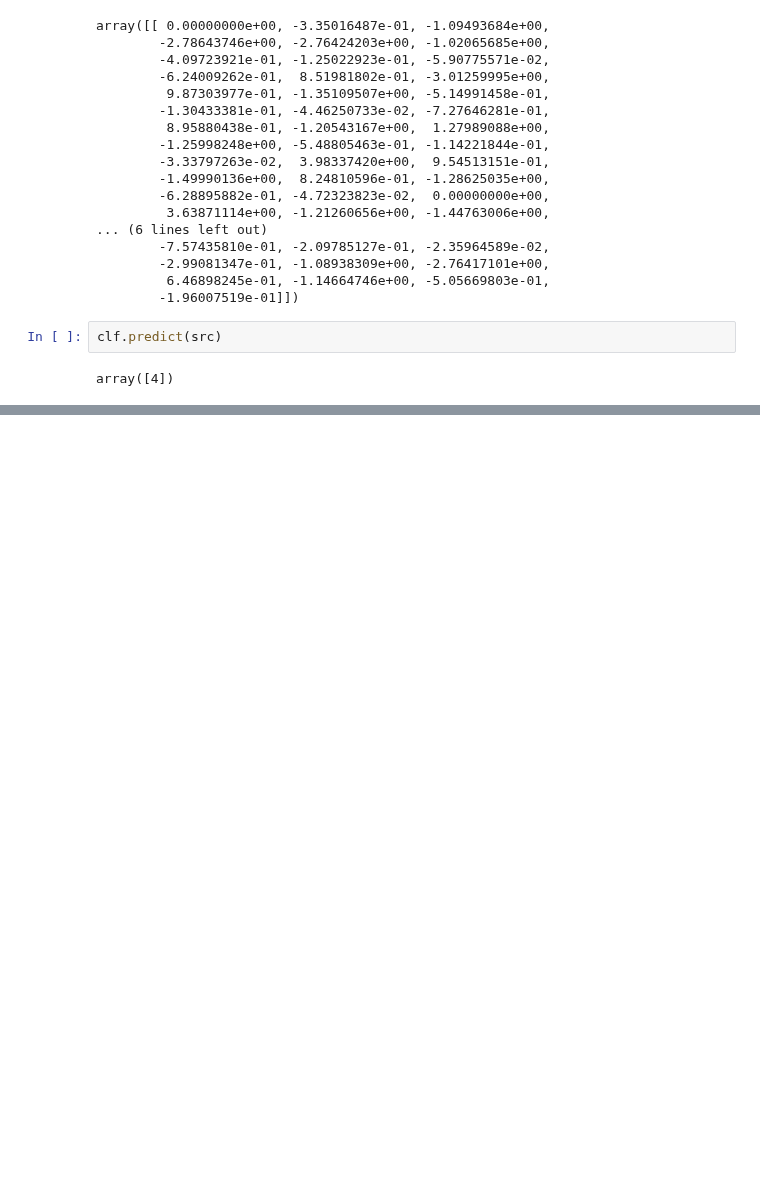
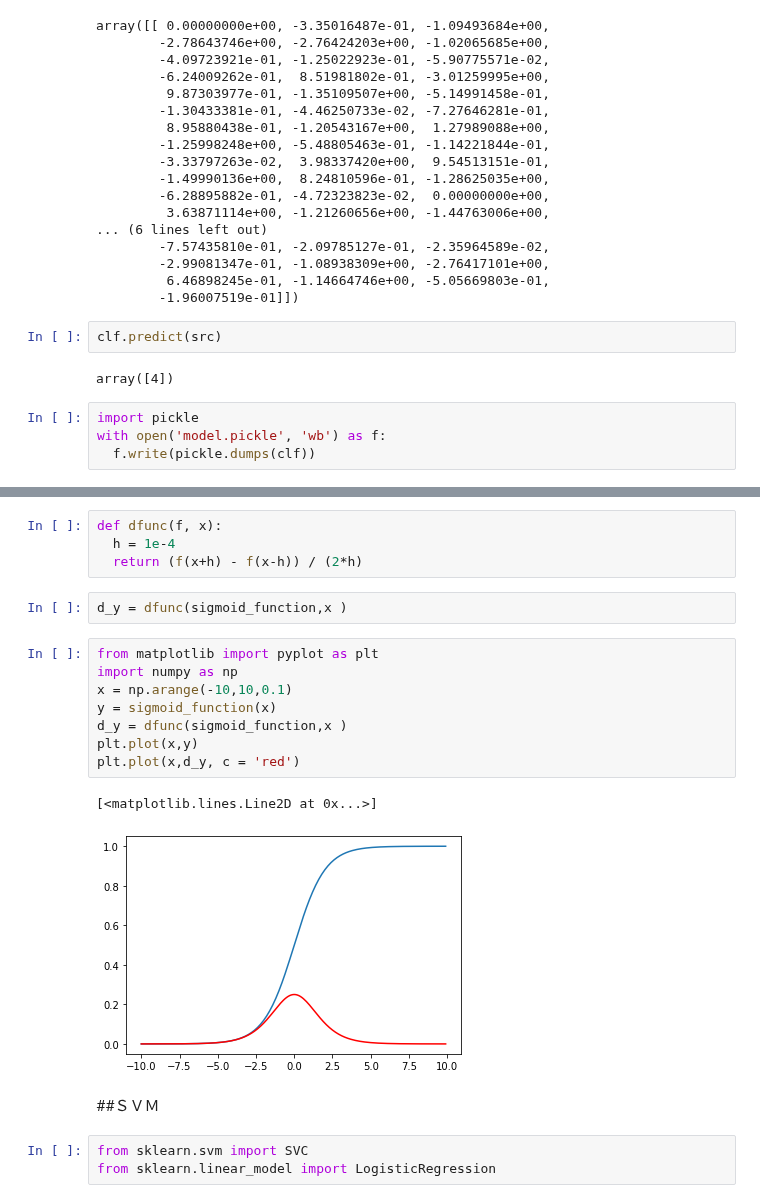
Before and after one commit to ywchiu/tibamedl, a Jupyter notebook: Demo20210327.ipynb, the cells around one changed output, grey strips where cells are left out. Drawn from its saved outputs; the diff is of its cells as text; blank space fills up the shorter version.

```diff
--- a/Demo20210327.ipynb
+++ b/Demo20210327.ipynb
@@ -645,3 +645,7 @@ array([[ 0.00000000e+00, -3.35016487e-01, -1.09493684e+00,
 clf.predict(src)
 # %% [output]
 array([4])
+# %%
+import pickle
+with open('model.pickle', 'wb') as f:
+  f.write(pickle.dumps(clf))
@@ -647,0 +725,22 @@ array([4])
+# %%
+def dfunc(f, x):
+  h = 1e-4
+  return (f(x+h) - f(x-h)) / (2*h)
+# %%
+d_y = dfunc(sigmoid_function,x )
+# %%
+from matplotlib import pyplot as plt
+import numpy as np
+x = np.arange(-10,10,0.1)
+y = sigmoid_function(x)
+d_y = dfunc(sigmoid_function,x )
+plt.plot(x,y)
+plt.plot(x,d_y, c = 'red')
+# %% [output]
+[<matplotlib.lines.Line2D at 0x...>]
+[figure, added]
+# %% [markdown]
+##ＳＶＭ
+# %%
+from sklearn.svm import SVC
+from sklearn.linear_model import LogisticRegression
```
Also changed, not shown: parts of 17 cells of this notebook.
